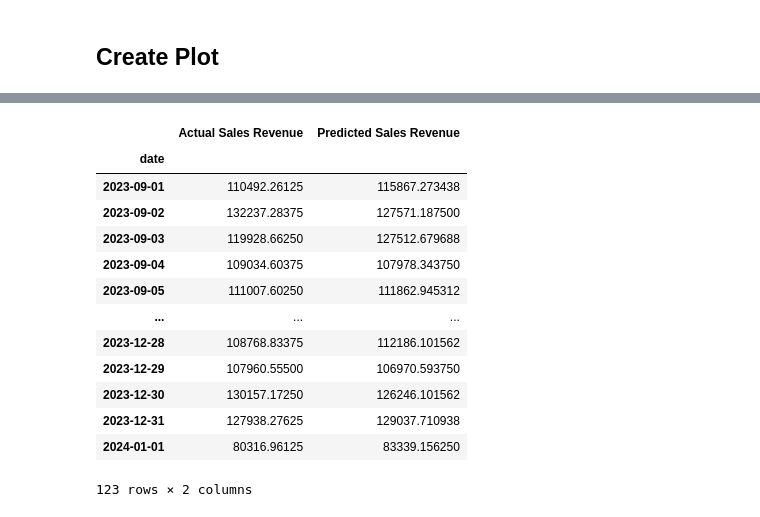
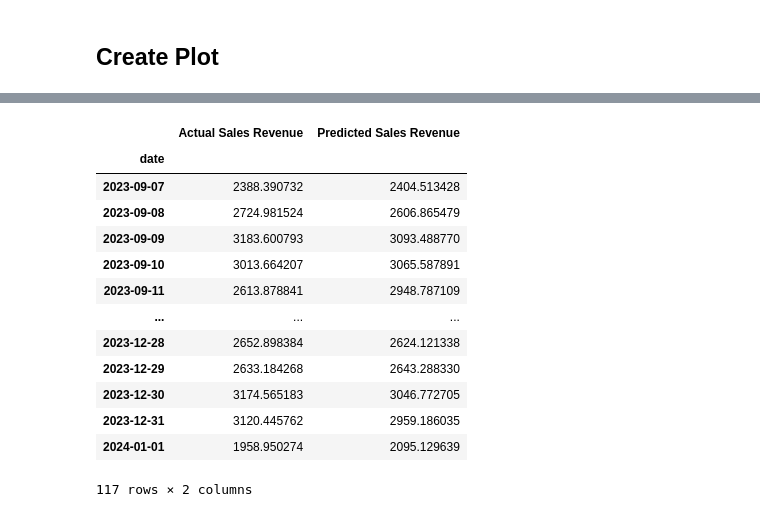
Before and after one commit to dmareee/Machine-Learning-Project, a Jupyter notebook: LaporanML.ipynb, the cells around one changed output, grey strips where cells are left out. Saved outputs shown, nothing was run; the diff lists cells and outputs as text; code cells hidden in the pictures.

```diff
--- a/LaporanML.ipynb
+++ b/LaporanML.ipynb
@@ -321,3 +317,6 @@ np.int64(0)
 Tidak ada Data Duplikat dan Kosong : **Tidak perlu Pengolahan *Drop* atau Imputasi .**
 # %% [markdown]
 ## Label Encoder
+# %%
+clean_df['Year'] = clean_df['date'].dt.year # Extract month from date
+clean_df['Year']
@@ -427,8 +437,8 @@ Misalnya, dalam kumpulan data suhu harian, suhu dari kemarin (waktu t-1 ) adalah
 *Lag* merupakan hal mendasar dalam pemodelan deret waktu karena banyak pola bergantung pada pengamatan sebelumnya. Misalnya, model autoregresif (AR) memprediksi nilai masa depan menggunakan kombinasi linier dari nilai masa lalu, di mana setiap suku dalam model sesuai dengan lag.
 # %%
 # A simple lag 1 feature
-clean_df['sales_revenue_lag_1'] = clean_df['sales_revenue'].shift(1)
-clean_df.head()
+clean_df['sales_revenue_lag_1'] = clean_df['sales_revenue'].shift(30)
+clean_df
 # %% [output]
 |  | date | units_sold | sales_revenue | discount_percentage | marketing_spend | store_location | ... |
 | 0 | 2022-01-01 | 0.853833 | 2741.69 | -0.49776 | 0.482231 | 214 | ... |
@@ -452,7 +495,7 @@ clean_df.dropna(inplace=True) # Add this line to drop rows with NaN
 # %%
 from sklearn.model_selection import train_test_split
 
-features = ['units_sold', 'Day', 'Month', 'Year',
+features = ['units_sold', 'Month', 'Year',
                'discount_percentage', 'marketing_spend', 'store_location',
                'product_category', 'Weekdays', 'Holiday',
                'sales_revenue_lag_1'] # Added the lagged feature
@@ -556,2 +599,8 @@ Test RMSE: 966.85
 # %% [markdown]
 XGBRegressor menghasilkan skor **R Square** yang paling tinggi, maka diputuskan untuk menggunakan model XGBRegressor untuk **Predictive Model Time Series**.
+# %%
+# Initialize and train a model (using XGBoost as it was the last one)
+model_ts = XGBRegressor(n_estimators= 32, booster="gbtree", learning_rate = 0.1, max_iterations = 20)
+
+# Train the model using the time series split data
+model_ts.fit(X_train_ts, y_train_ts)
@@ -693,24 +748,24 @@ memory usage: 137.9 KB
 # %%
 plotting = plot_df.groupby('date').agg({
-    'Actual Sales Revenue': 'sum',
-    'Predicted Sales Revenue': 'sum'
+    'Actual Sales Revenue': 'mean',
+    'Predicted Sales Revenue': 'mean'
 })
 plotting
 # %% [output]
 |  | Actual Sales Revenue | Predicted Sales Revenue |
 | date |  |  |
-| 2023-09-01 | 110492.26125 | 115867.273438 |
-| 2023-09-02 | 132237.28375 | 127571.187500 |
-| 2023-09-03 | 119928.66250 | 127512.679688 |
-| 2023-09-04 | 109034.60375 | 107978.343750 |
-| 2023-09-05 | 111007.60250 | 111862.945312 |
+| 2023-09-07 | 2388.390732 | 2404.513428 |
+| 2023-09-08 | 2724.981524 | 2606.865479 |
+| 2023-09-09 | 3183.600793 | 3093.488770 |
+| 2023-09-10 | 3013.664207 | 3065.587891 |
+| 2023-09-11 | 2613.878841 | 2948.787109 |
 | ... | ... | ... |
-| 2023-12-28 | 108768.83375 | 112186.101562 |
-| 2023-12-29 | 107960.55500 | 106970.593750 |
-| 2023-12-30 | 130157.17250 | 126246.101562 |
-| 2023-12-31 | 127938.27625 | 129037.710938 |
-| 2024-01-01 | 80316.96125 | 83339.156250 |
+| 2023-12-28 | 2652.898384 | 2624.121338 |
+| 2023-12-29 | 2633.184268 | 2643.288330 |
+| 2023-12-30 | 3174.565183 | 3046.772705 |
+| 2023-12-31 | 3120.445762 | 2959.186035 |
+| 2024-01-01 | 1958.950274 | 2095.129639 |
-123 rows × 2 columns
+117 rows × 2 columns
 # %%
 # --- Plotting the results directly using plotly ---
 import plotly.graph_objects as go
```
Also changed, not shown: parts of 26 cells of this notebook.
